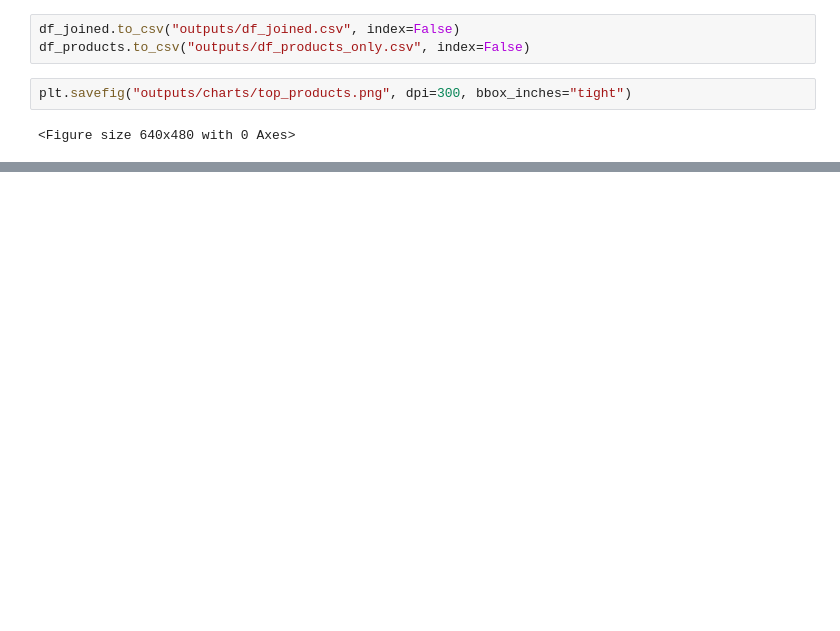
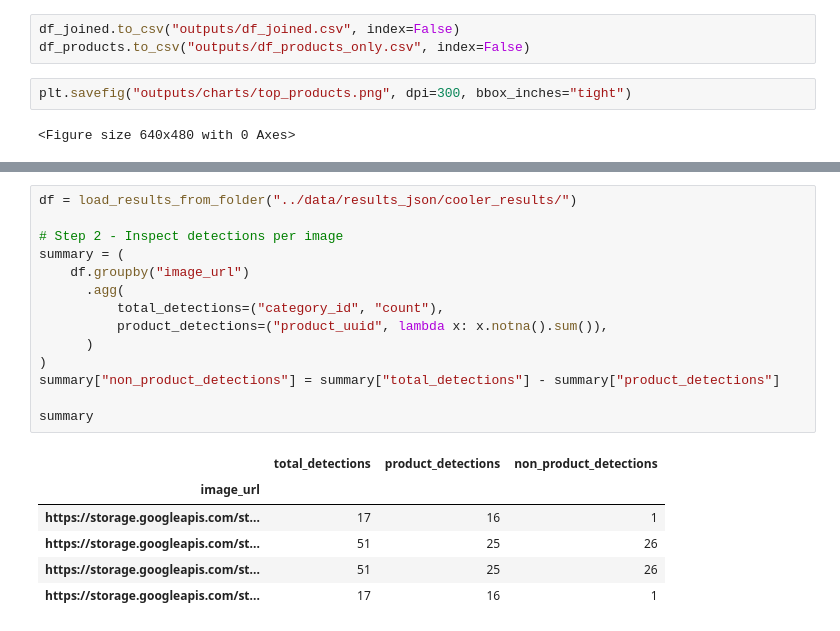
Before and after one commit to juderob-dev/neurolabs, a Jupyter notebook: notebooks/analysis.ipynb, the cells around one changed output, grey strips where cells are left out. Drawn from its saved outputs; the diff is of its cells as text; blank space fills up the shorter version.

```diff
--- a/notebooks/analysis.ipynb
+++ b/notebooks/analysis.ipynb
@@ -409,0 +412,21 @@ df_missing
+# %%
+df = load_results_from_folder("../data/results_json/cooler_results/")
+
+# Step 2 - Inspect detections per image
+summary = (
+    df.groupby("image_url")
+      .agg(
+          total_detections=("category_id", "count"),
+          product_detections=("product_uuid", lambda x: x.notna().sum()),
+      )
+)
+summary["non_product_detections"] = summary["total_detections"] - summary["product_detections"]
+
+summary
+# %% [output]
+|  | total_detections | product_detections | non_product_detections |
+| image_url |  |  |  |
+| https://storage.googleapis.com/st... | 17 | 16 | 1 |
+| https://storage.googleapis.com/st... | 51 | 25 | 26 |
+| https://storage.googleapis.com/st... | 51 | 25 | 26 |
+| https://storage.googleapis.com/st... | 17 | 16 | 1 |
```
Also changed, not shown: parts of 21 cells of this notebook, 2 other files.
